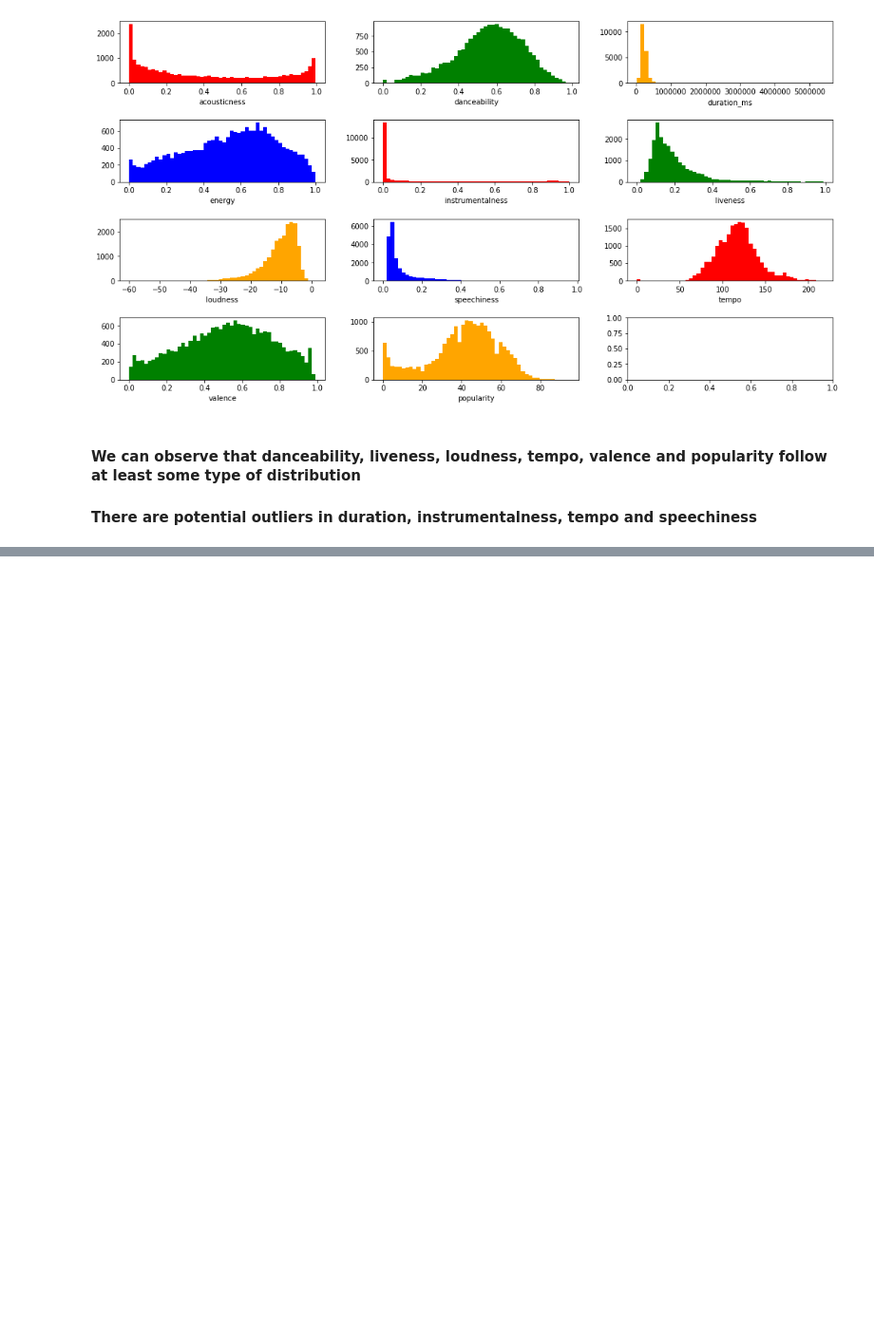
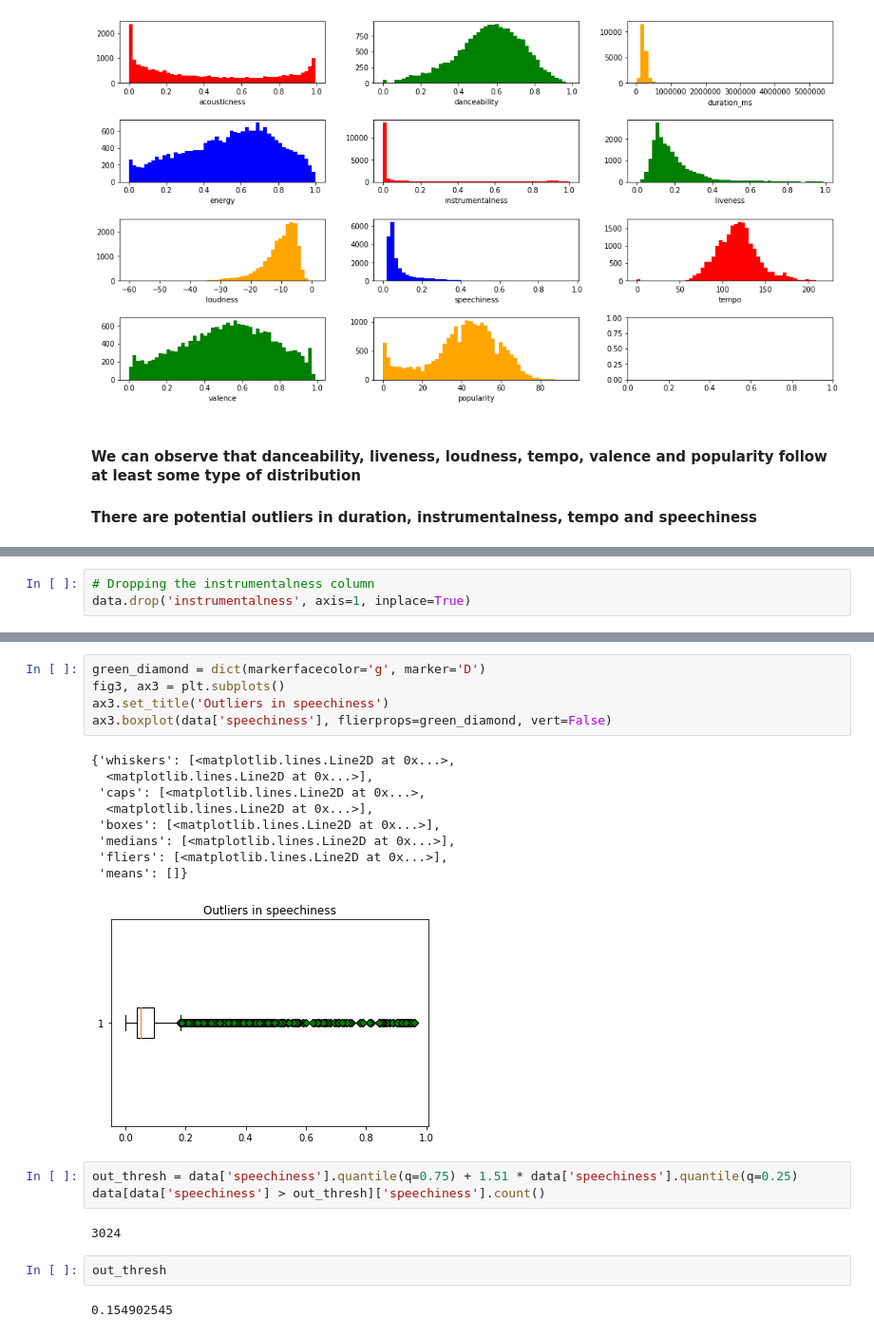
Before and after one commit to swarupa29/Data-science-project-Song-Genre, a Jupyter notebook: Visualisation.ipynb, the cells around one changed output, grey strips where cells are left out. Shown at 95% size. Drawn from its saved outputs; the diff is of its cells as text; blank space fills up the shorter version.

Commit message:
all histoagramsand boxplots done

```diff
--- a/Visualisation.ipynb
+++ b/Visualisation.ipynb
@@ -65,0 +92,3 @@ for feature in data.columns:
+# %%
+# Dropping the instrumentalness column
+data.drop('instrumentalness', axis=1, inplace=True)
@@ -65,0 +109,24 @@ for feature in data.columns:
+# %%
+green_diamond = dict(markerfacecolor='g', marker='D')
+fig3, ax3 = plt.subplots()
+ax3.set_title('Outliers in speechiness')
+ax3.boxplot(data['speechiness'], flierprops=green_diamond, vert=False)
+# %% [output]
+{'whiskers': [<matplotlib.lines.Line2D at 0x...>,
+  <matplotlib.lines.Line2D at 0x...>],
+ 'caps': [<matplotlib.lines.Line2D at 0x...>,
+  <matplotlib.lines.Line2D at 0x...>],
+ 'boxes': [<matplotlib.lines.Line2D at 0x...>],
+ 'medians': [<matplotlib.lines.Line2D at 0x...>],
+ 'fliers': [<matplotlib.lines.Line2D at 0x...>],
+ 'means': []}
+[figure, added]
+# %%
+out_thresh = data['speechiness'].quantile(q=0.75) + 1.51 * data['speechiness'].quantile(q=0.25)
+data[data['speechiness'] > out_thresh]['speechiness'].count()
+# %% [output]
+3024
+# %%
+out_thresh
+# %% [output]
+0.154902545
```
Also changed, not shown: parts of 12 cells of this notebook.
